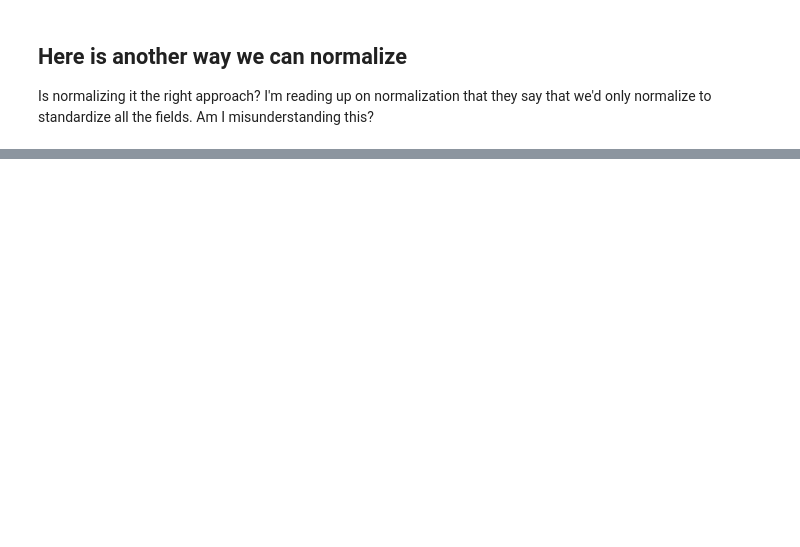
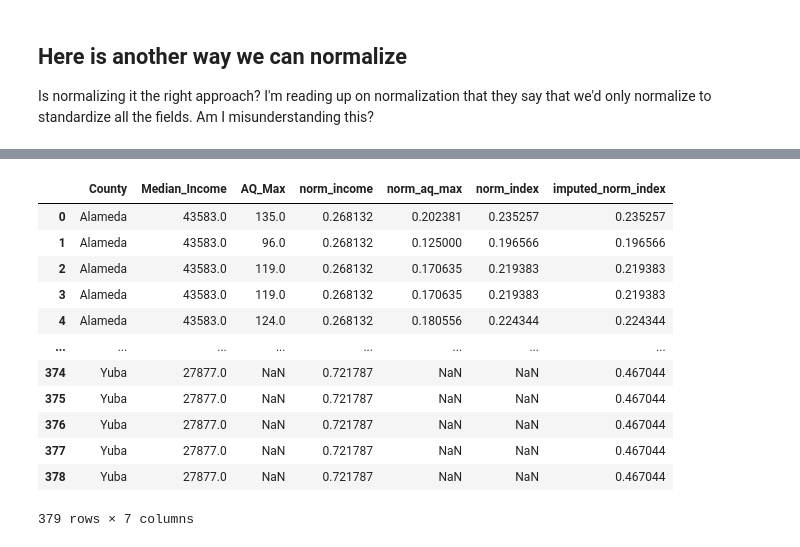
Before and after one commit to joelbray/team-103-project, a Jupyter notebook: risk_index.ipynb, the cells around one changed output, grey strips where cells are left out. Cells and saved outputs as stored; diff of their text form; code cells hidden in the pictures; blank space fills up the shorter version.

```diff
--- a/risk_index.ipynb
+++ b/risk_index.ipynb
@@ -99,0 +149,2 @@ df2
+# %%
+df2['imputed_norm_index'] = (df2.norm_income.fillna(df2.norm_income.median()) + df2.norm_aq_max.fillna(df2.norm_aq_max.median()))/2
@@ -99,0 +157,16 @@ df2
+# %%
+df2
+# %% [output]
+|  | County | Median_Income | AQ_Max | norm_income | norm_aq_max | norm_index | imputed_norm_index |
+| 0 | Alameda | 43583.0 | 135.0 | 0.268132 | 0.202381 | 0.235257 | 0.235257 |
+| 1 | Alameda | 43583.0 | 96.0 | 0.268132 | 0.125000 | 0.196566 | 0.196566 |
+| 2 | Alameda | 43583.0 | 119.0 | 0.268132 | 0.170635 | 0.219383 | 0.219383 |
+| 3 | Alameda | 43583.0 | 119.0 | 0.268132 | 0.170635 | 0.219383 | 0.219383 |
+| 4 | Alameda | 43583.0 | 124.0 | 0.268132 | 0.180556 | 0.224344 | 0.224344 |
+| ... | ... | ... | ... | ... | ... | ... | ... |
+| 374 | Yuba | 27877.0 | NaN | 0.721787 | NaN | NaN | 0.467044 |
+| 375 | Yuba | 27877.0 | NaN | 0.721787 | NaN | NaN | 0.467044 |
+| 376 | Yuba | 27877.0 | NaN | 0.721787 | NaN | NaN | 0.467044 |
+| 377 | Yuba | 27877.0 | NaN | 0.721787 | NaN | NaN | 0.467044 |
+| 378 | Yuba | 27877.0 | NaN | 0.721787 | NaN | NaN | 0.467044 |
+379 rows × 7 columns
```
Also changed, not shown: parts of 9 cells of this notebook.
